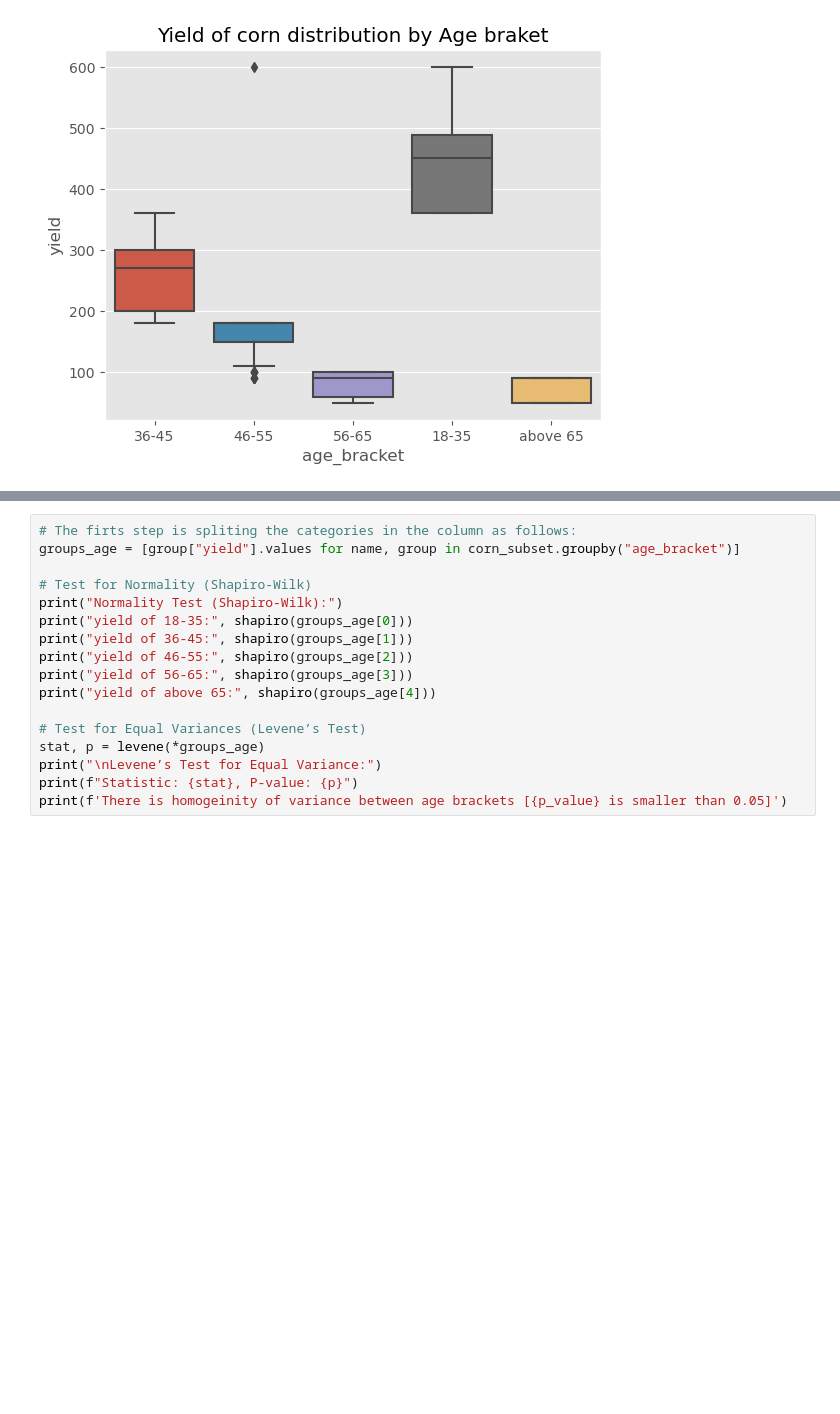
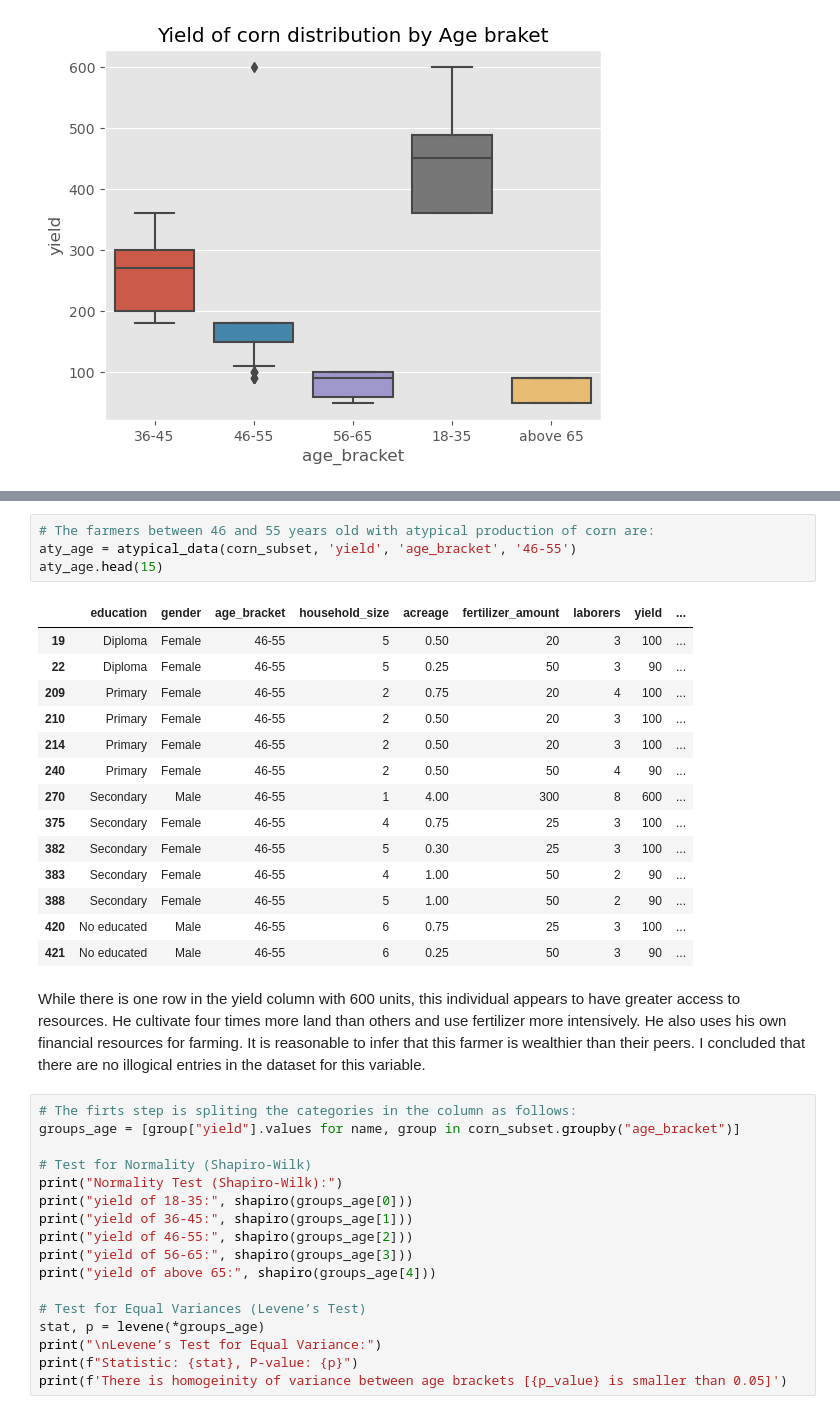
Before and after one commit to bizzaccelerator/midterm-project-mlzoomcamp, a Jupyter notebook: notebook.ipynb, the cells around one changed output, grey strips where cells are left out. Saved outputs shown, nothing was run; the diff lists cells and outputs as text; blank space fills up the shorter version.

```diff
--- a/notebook.ipynb
+++ b/notebook.ipynb
@@ -367,3 +384,24 @@ plt.show()
+# %%
+# The farmers between 46 and 55 years old with atypical production of corn are:
+aty_age = atypical_data(corn_subset, 'yield', 'age_bracket', '46-55')
+aty_age.head(15)
+# %% [output]
+|  | education | gender | age_bracket | household_size | acreage | fertilizer_amount | laborers | yield | ... |
+| 19 | Diploma | Female | 46-55 | 5 | 0.50 | 20 | 3 | 100 | ... |
+| 22 | Diploma | Female | 46-55 | 5 | 0.25 | 50 | 3 | 90 | ... |
+| 209 | Primary | Female | 46-55 | 2 | 0.75 | 20 | 4 | 100 | ... |
+| 210 | Primary | Female | 46-55 | 2 | 0.50 | 20 | 3 | 100 | ... |
+| 214 | Primary | Female | 46-55 | 2 | 0.50 | 20 | 3 | 100 | ... |
+| 240 | Primary | Female | 46-55 | 2 | 0.50 | 50 | 4 | 90 | ... |
+| 270 | Secondary | Male | 46-55 | 1 | 4.00 | 300 | 8 | 600 | ... |
+| 375 | Secondary | Female | 46-55 | 4 | 0.75 | 25 | 3 | 100 | ... |
+| 382 | Secondary | Female | 46-55 | 5 | 0.30 | 25 | 3 | 100 | ... |
+| 383 | Secondary | Female | 46-55 | 4 | 1.00 | 50 | 2 | 90 | ... |
+| 388 | Secondary | Female | 46-55 | 5 | 1.00 | 50 | 2 | 90 | ... |
+| 420 | No educated | Male | 46-55 | 6 | 0.75 | 25 | 3 | 100 | ... |
+| 421 | No educated | Male | 46-55 | 6 | 0.25 | 50 | 3 | 90 | ... |
+# %% [markdown]
+While there is one row in the yield column with 600 units, this individual appears to have greater access to resources. He cultivate four times more land than others and use fertilizer more intensively. He also uses his own financial resources for farming. It is reasonable to infer that this farmer is wealthier than their peers. I concluded that there are no illogical entries in the dataset for this variable.
 # %%
 # The firts step is spliting the categories in the column as follows:
 groups_age = [group["yield"].values for name, group in corn_subset.groupby("age_bracket")]
```
Also changed, not shown: parts of 13 cells of this notebook.
